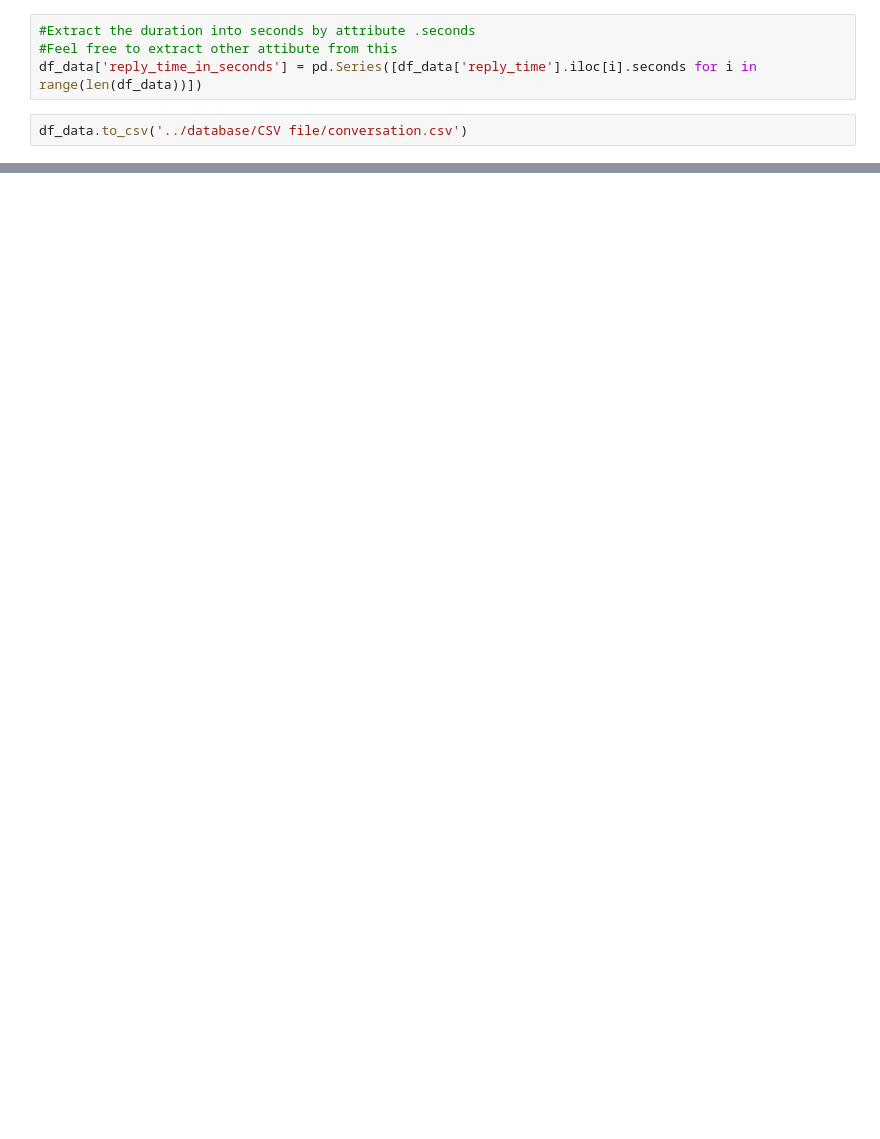
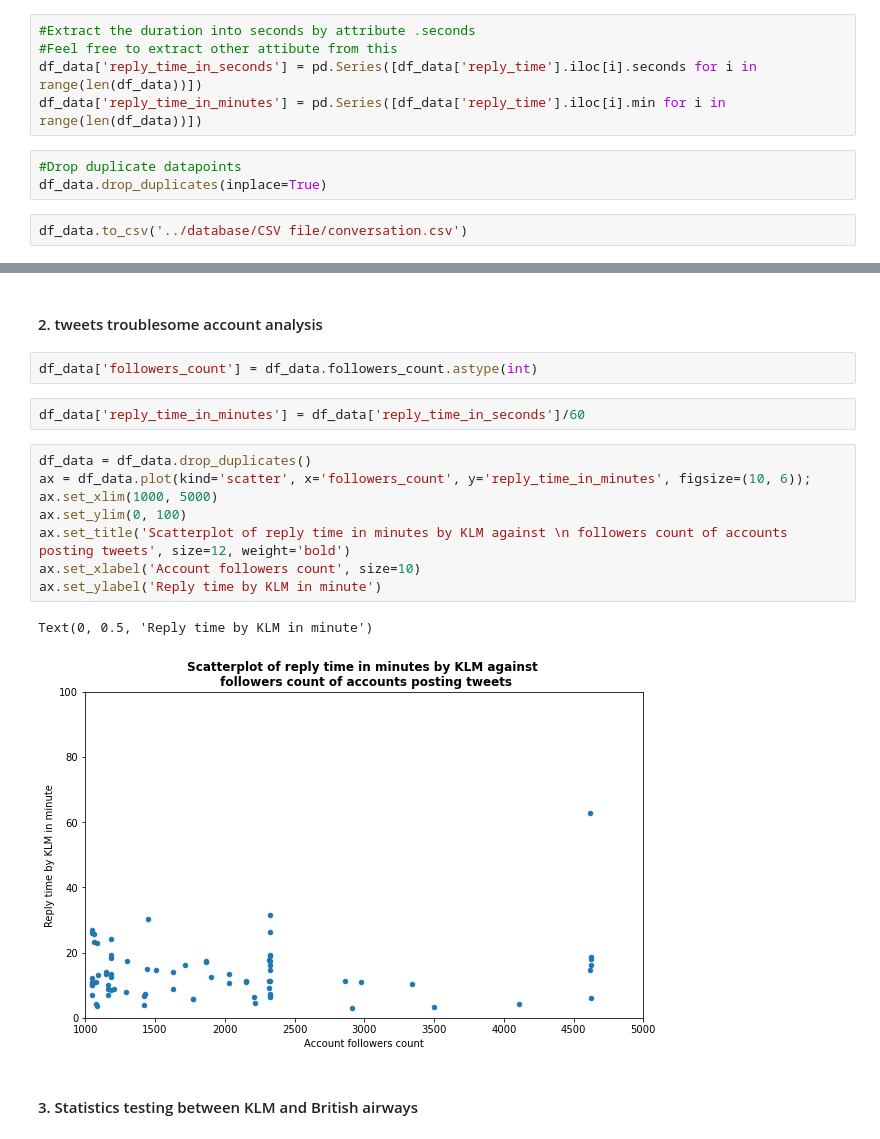
Before and after one commit to PhatLeBao-Phat/dbl-group-3, a Jupyter notebook: main/Build_conversation_table.ipynb, the cells around one changed output, grey strips where cells are left out. Cells and saved outputs as stored; diff of their text form; blank space fills up the shorter version.

```diff
--- a/main/Build_conversation_table.ipynb
+++ b/main/Build_conversation_table.ipynb
@@ -50,5 +52,9 @@ df_data['reply_time'] = df_data['klm_timestamp_ms'] - df_data['gen_timestamp_ms'
 #Extract the duration into seconds by attribute .seconds
 #Feel free to extract other attibute from this
 df_data['reply_time_in_seconds'] = pd.Series([df_data['reply_time'].iloc[i].seconds for i in range(len(df_data))])
+df_data['reply_time_in_minutes'] = pd.Series([df_data['reply_time'].iloc[i].min for i in range(len(df_data))])
+# %%
+#Drop duplicate datapoints
+df_data.drop_duplicates(inplace=True)
 # %%
 df_data.to_csv('../database/CSV file/conversation.csv')
@@ -54,0 +157,19 @@ df_data.to_csv('../database/CSV file/conversation.csv')
+# %% [markdown]
+#### 2. tweets troublesome account analysis
+# %%
+df_data['followers_count'] = df_data.followers_count.astype(int)
+# %%
+df_data['reply_time_in_minutes'] = df_data['reply_time_in_seconds']/60
+# %%
+df_data = df_data.drop_duplicates()
+ax = df_data.plot(kind='scatter', x='followers_count', y='reply_time_in_minutes', figsize=(10, 6));
+ax.set_xlim(1000, 5000)
+ax.set_ylim(0, 100)
+ax.set_title('Scatterplot of reply time in minutes by KLM against \n followers count of accounts posting tweets', size=12, weight='bold')
+ax.set_xlabel('Account followers count', size=10)
+ax.set_ylabel('Reply time by KLM in minute')
+# %% [output]
+Text(0, 0.5, 'Reply time by KLM in minute')
+[figure, added]
+# %% [markdown]
+#### 3. Statistics testing between KLM and British airways
```
Also changed, not shown: parts of 22 cells of this notebook, 1 other file.
